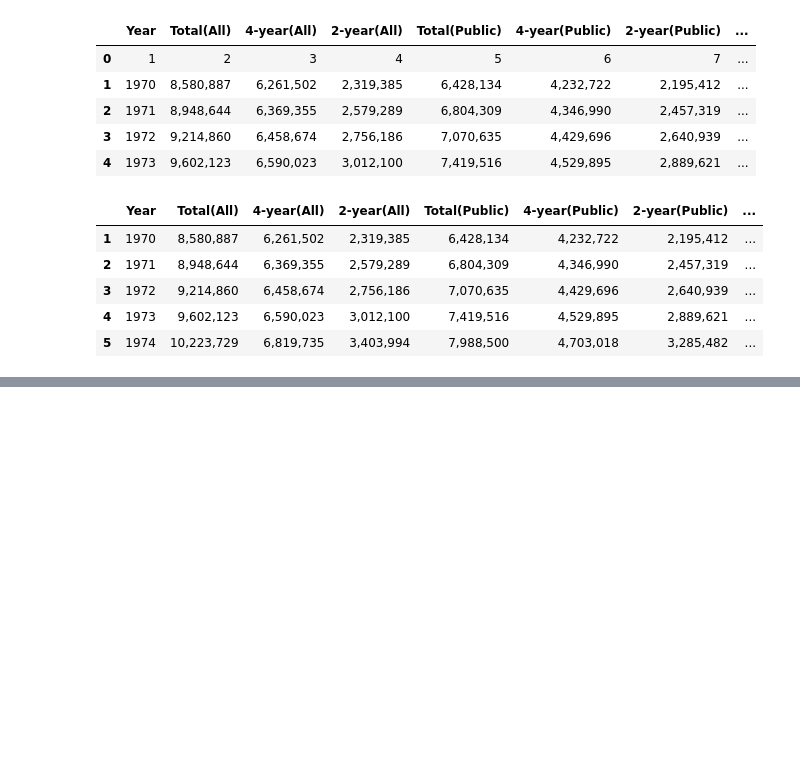
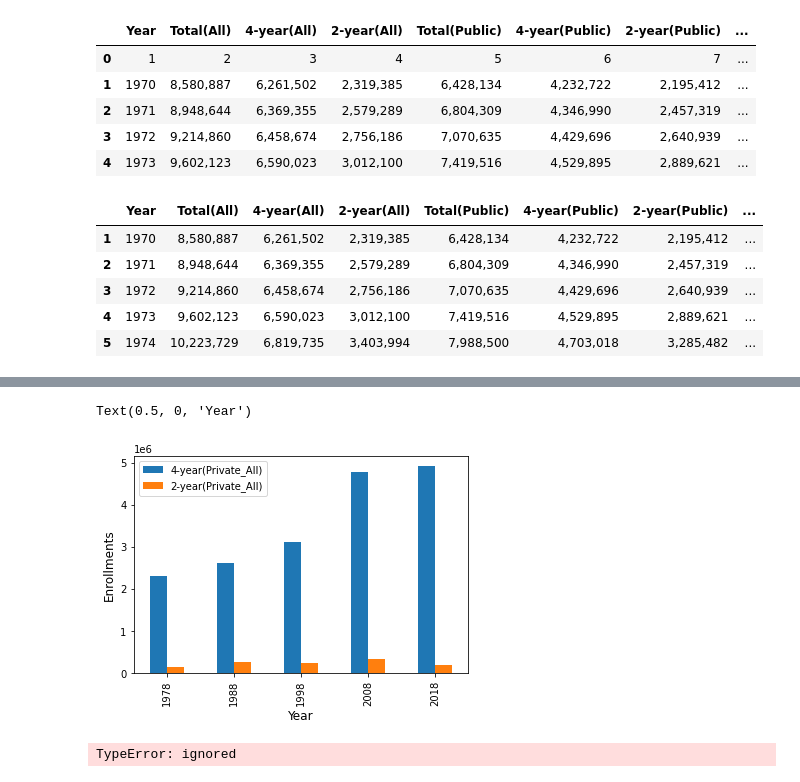
Before and after one commit to Vineet2107/HSO201_CourseProject, a Jupyter notebook: HSO_Arush.ipynb, the cells around one changed output, grey strips where cells are left out. Saved outputs shown, nothing was run; the diff lists cells and outputs as text; code cells hidden in the pictures; blank space fills up the shorter version.

```diff
--- a/HSO_Arush.ipynb
+++ b/HSO_Arush.ipynb
@@ -89,0 +151,20 @@ df2.plot(kind = 'bar')
+# %%
+columns = ['Year', '4-year(Private_All)', '2-year(Private_All)']
+df2 = df1[columns]
+
+df2 = df2.set_index('Year')
+df2.plot(kind = 'bar')
+plt.ylabel('Enrollments', size = 12)
+plt.xlabel('Year', size = 12)
+# %% [output]
+Text(0.5, 0, 'Year')
+[figure, added]
+# %%
+columns = ['Year', 'Total(Private_NonProfit)', 'Total(Private_ForProfit)']
+df2 = df1[columns]
+
+df2 = df2.set_index('Year')
+df2.plot(kind = 'bar')
+plt.ylabel('Enrollments')
+# %% [output]
+TypeError: ignored
```
Also changed, not shown: parts of 11 cells of this notebook.
